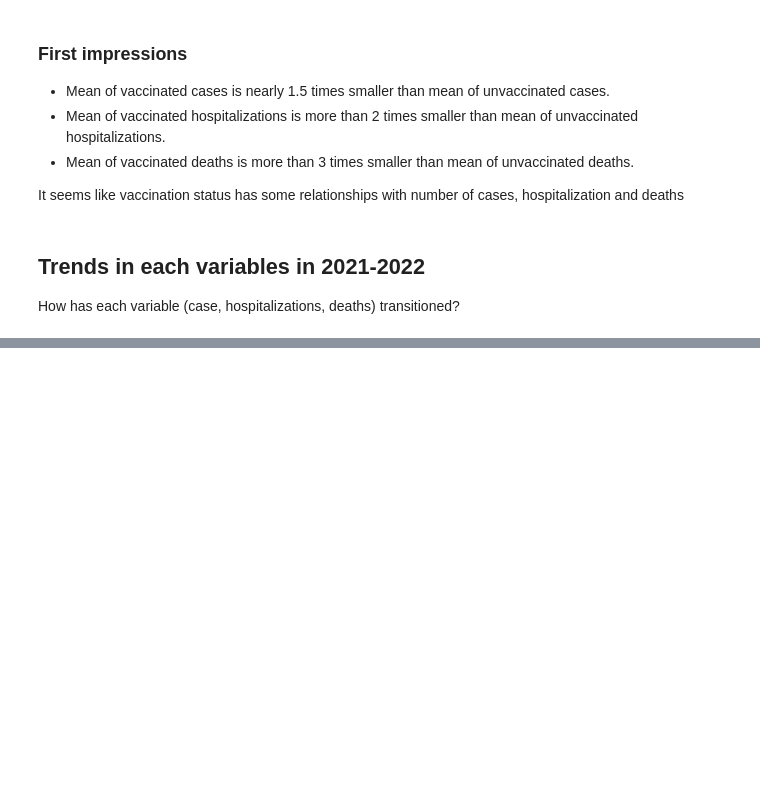
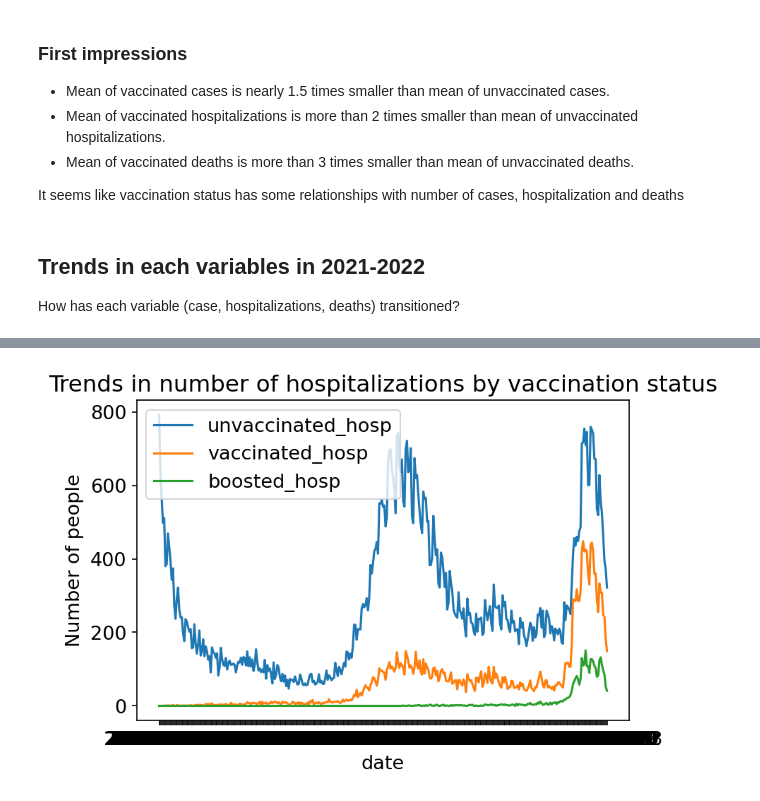
Before and after one commit to midori256/COVID19_Post_Vaccination_California, a Jupyter notebook: data_analysis.ipynb, the cells around one changed output, grey strips where cells are left out. Drawn from its saved outputs; the diff is of its cells as text; code cells hidden in the pictures; blank space fills up the shorter version.

```diff
--- a/data_analysis.ipynb
+++ b/data_analysis.ipynb
@@ -167,3 +172,9 @@ line_chart(df,"date",cases_variables)
 - Up until recently, however, number of vaccinated cases have always been lower than unvaccinated cases.
 - Boosted people couldn't escape the pike either.
 - The unsmooth shape of the line is probably due to the data being recorded in the system at a certain day of week. It would be interesting to see this by month.
+# %%
+# what about hospitalizations
+hosp_variables = ['unvaccinated_hosp', 'vaccinated_hosp', 'boosted_hosp']
+line_chart(df,"date",hosp_variables, "Trends in number of hospitalizations by vaccination status")
+# %% [output]
+[figure, added]
```
Also changed, not shown: parts of 15 cells of this notebook.
